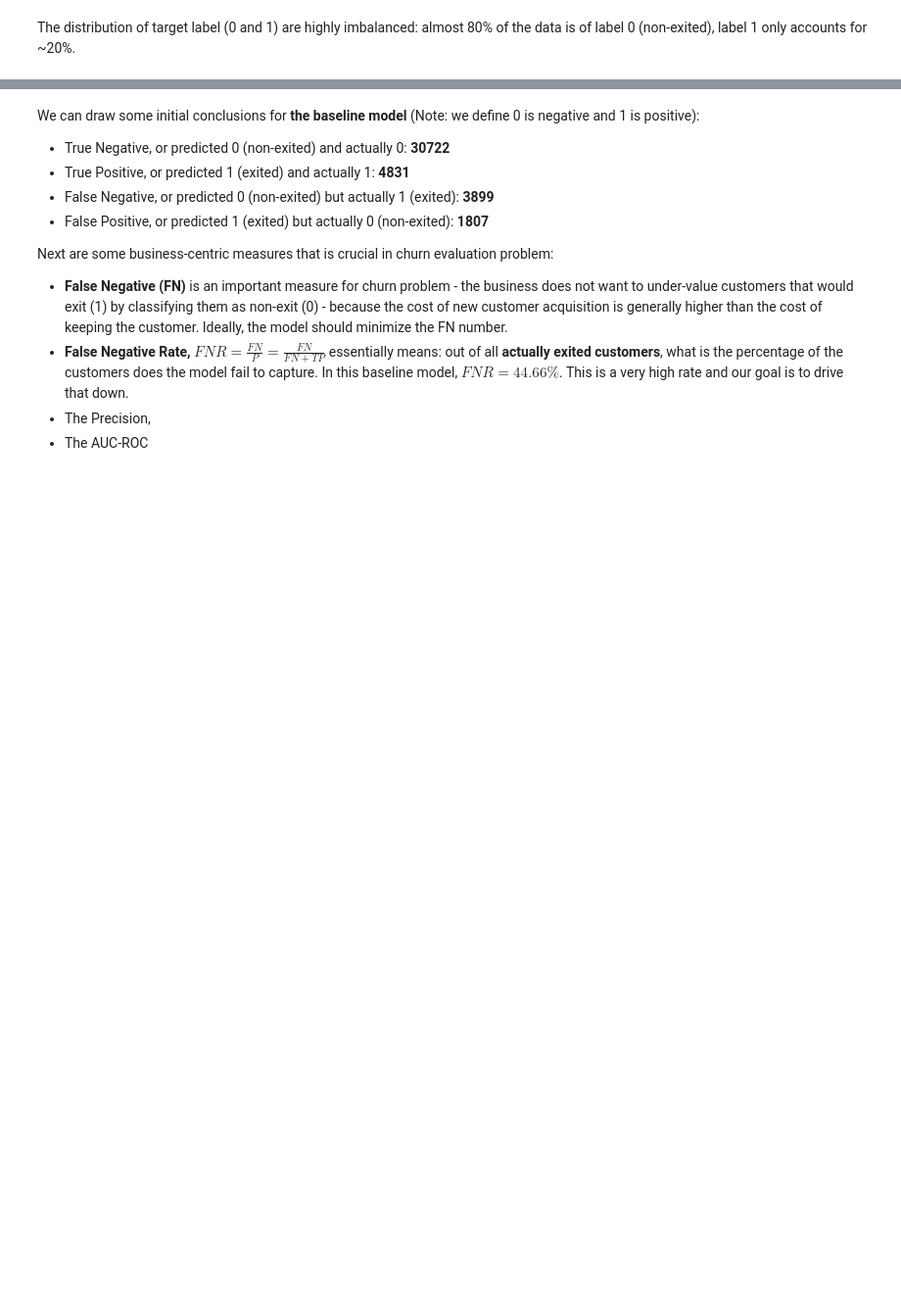
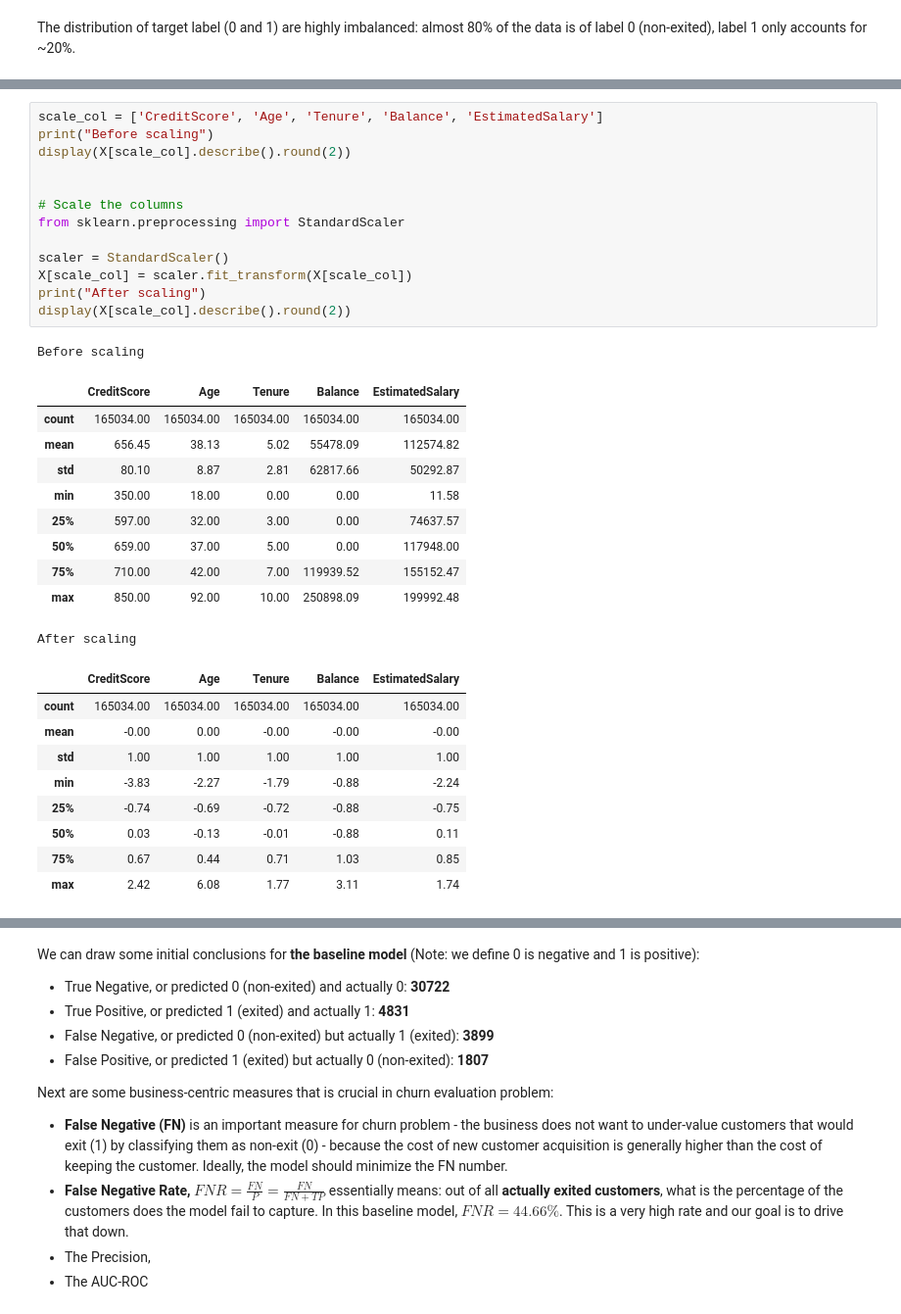
Before and after one commit to analytics-portfolio/Churn-Predictive-Model, a Jupyter notebook: notebooks/ml.ipynb, the cells around one changed output, grey strips where cells are left out. Shown: that part at 98% size. Drawn from its saved outputs; the diff is of its cells as text; blank space fills up the shorter version.

```diff
--- a/notebooks/ml.ipynb
+++ b/notebooks/ml.ipynb
@@ -38,2 +91,36 @@ The distribution of target label (0 and 1) are highly imbalanced: almost 80% of
+# %%
+scale_col = ['CreditScore', 'Age', 'Tenure', 'Balance', 'EstimatedSalary']
+print("Before scaling")
+display(X[scale_col].describe().round(2))
+
+
+# Scale the columns
+from sklearn.preprocessing import StandardScaler
+
+scaler = StandardScaler()
+X[scale_col] = scaler.fit_transform(X[scale_col])
+print("After scaling")
+display(X[scale_col].describe().round(2))
+# %% [output]
+Before scaling
+|  | CreditScore | Age | Tenure | Balance | EstimatedSalary |
+| count | 165034.00 | 165034.00 | 165034.00 | 165034.00 | 165034.00 |
+| mean | 656.45 | 38.13 | 5.02 | 55478.09 | 112574.82 |
+| std | 80.10 | 8.87 | 2.81 | 62817.66 | 50292.87 |
+| min | 350.00 | 18.00 | 0.00 | 0.00 | 11.58 |
+| 25% | 597.00 | 32.00 | 3.00 | 0.00 | 74637.57 |
+| 50% | 659.00 | 37.00 | 5.00 | 0.00 | 117948.00 |
+| 75% | 710.00 | 42.00 | 7.00 | 119939.52 | 155152.47 |
+| max | 850.00 | 92.00 | 10.00 | 250898.09 | 199992.48 |
+After scaling
+|  | CreditScore | Age | Tenure | Balance | EstimatedSalary |
+| count | 165034.00 | 165034.00 | 165034.00 | 165034.00 | 165034.00 |
+| mean | -0.00 | 0.00 | -0.00 | -0.00 | -0.00 |
+| std | 1.00 | 1.00 | 1.00 | 1.00 | 1.00 |
+| min | -3.83 | -2.27 | -1.79 | -0.88 | -2.24 |
+| 25% | -0.74 | -0.69 | -0.72 | -0.88 | -0.75 |
+| 50% | 0.03 | -0.13 | -0.01 | -0.88 | 0.11 |
+| 75% | 0.67 | 0.44 | 0.71 | 1.03 | 0.85 |
+| max | 2.42 | 6.08 | 1.77 | 3.11 | 1.74 |
 # %%
 # Splitting Data into Train and Test:
```
Also changed, not shown: parts of 21 cells of this notebook, 11 other files.
